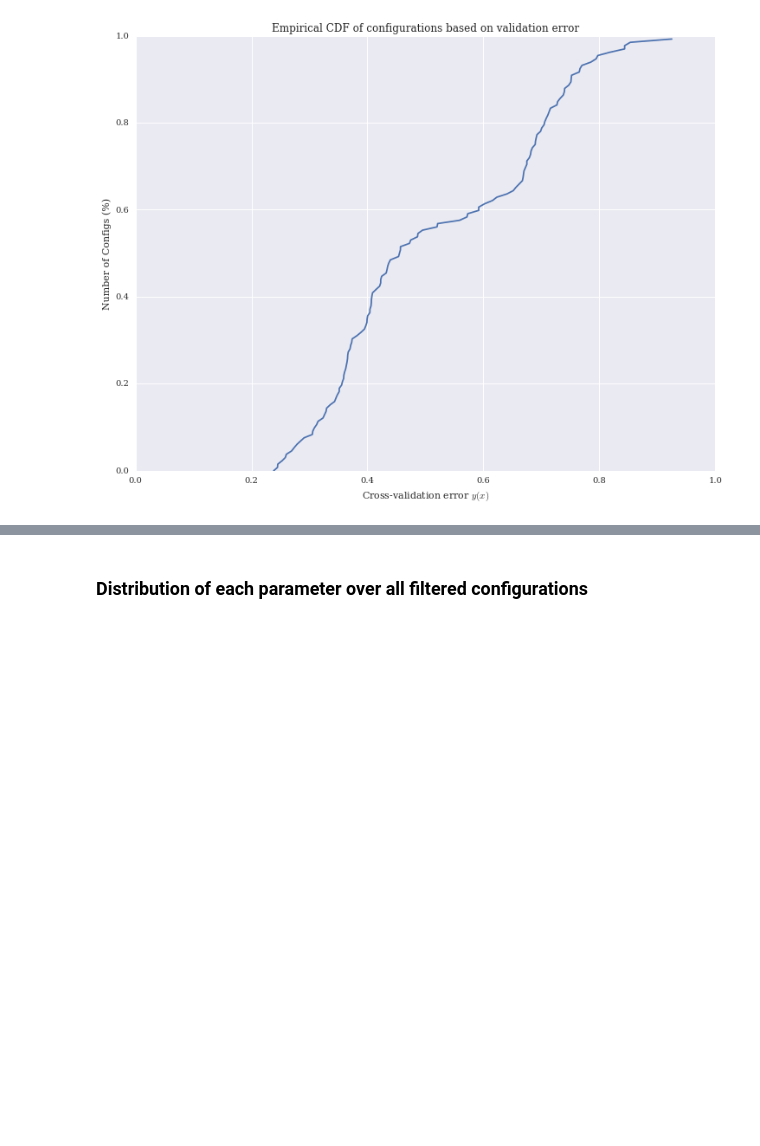
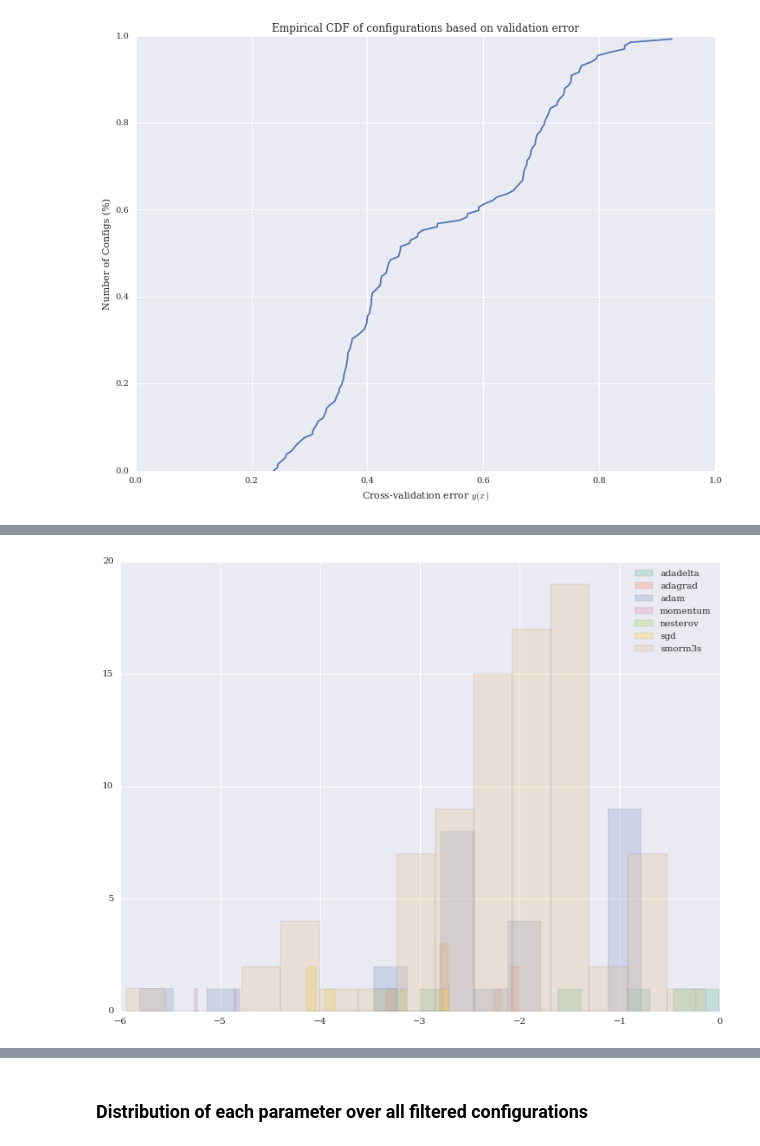
Before and after one commit to hmendozap/master-arbeit-projects, a Jupyter notebook: plotting_param_distros/Trajectory_Configs_Plots.ipynb, the cells around one changed output, grey strips where cells are left out. Saved outputs shown, nothing was run; the diff lists cells and outputs as text; code cells hidden in the pictures; blank space fills up the shorter version.

```diff
--- a/plotting_param_distros/Trajectory_Configs_Plots.ipynb
+++ b/plotting_param_distros/Trajectory_Configs_Plots.ipynb
@@ -34,0 +51,9 @@ tdf = reader.load_trajectories(preprocessor=preprocessor, full_config=True)
+# %%
+log_columns = ['beta1', 'beta2', 'gamma', 'lambda2', 'learning_rate', 'momentum','num_units_layer_1',
+               'num_units_layer_2', 'num_units_layer_3', 'num_units_layer_4', 'num_units_layer_5',
+               'num_units_layer_6', 'power', 'std_layer_1', 'std_layer_2', 'std_layer_3','std_layer_4',
+               'std_layer_5', 'std_layer_6']
+
+categorical_cols = ['activation_layer_1', 'activation_layer_2', 'activation_layer_3', 'activation_layer_4',
+                    'activation_layer_5', 'activation_layer_6', 'lr_policy', 'num_layers', 'weight_init_1',
+                    'weight_init_2', 'weight_init_3', 'weight_init_4', 'weight_init_5', 'weight_init_6']
@@ -103,5 +192,11 @@ g_scatterGrid.fig.subplots_adjust(wspace=.05, hspace=.1)
 # %%
 # Seaborns Normed Distribution plots
-for name,groups in solver_filt:
-    sns.distplot(groups.learning_rate, bins=6, kde_kws={'label':name, 'bw':0.019})
+with sns.color_palette('Set2',7):
+    for name,groups in solver_filt:
+        #sns.distplot(groups.learning_rate, bins=6, kde_kws={'label':name, 'bw':0.019})
+        #sns.distplot(groups.learning_rate, kde=False, bins=6, hist_kws={'label':name}, norm_hist=False)
+        plt.hist(groups.learning_rate.values, alpha=0.3, bins=15, label=name)
+    plt.legend()
+# %% [output]
+[figure, added]
 # %%
```
Also changed, not shown: parts of 48 cells of this notebook.
